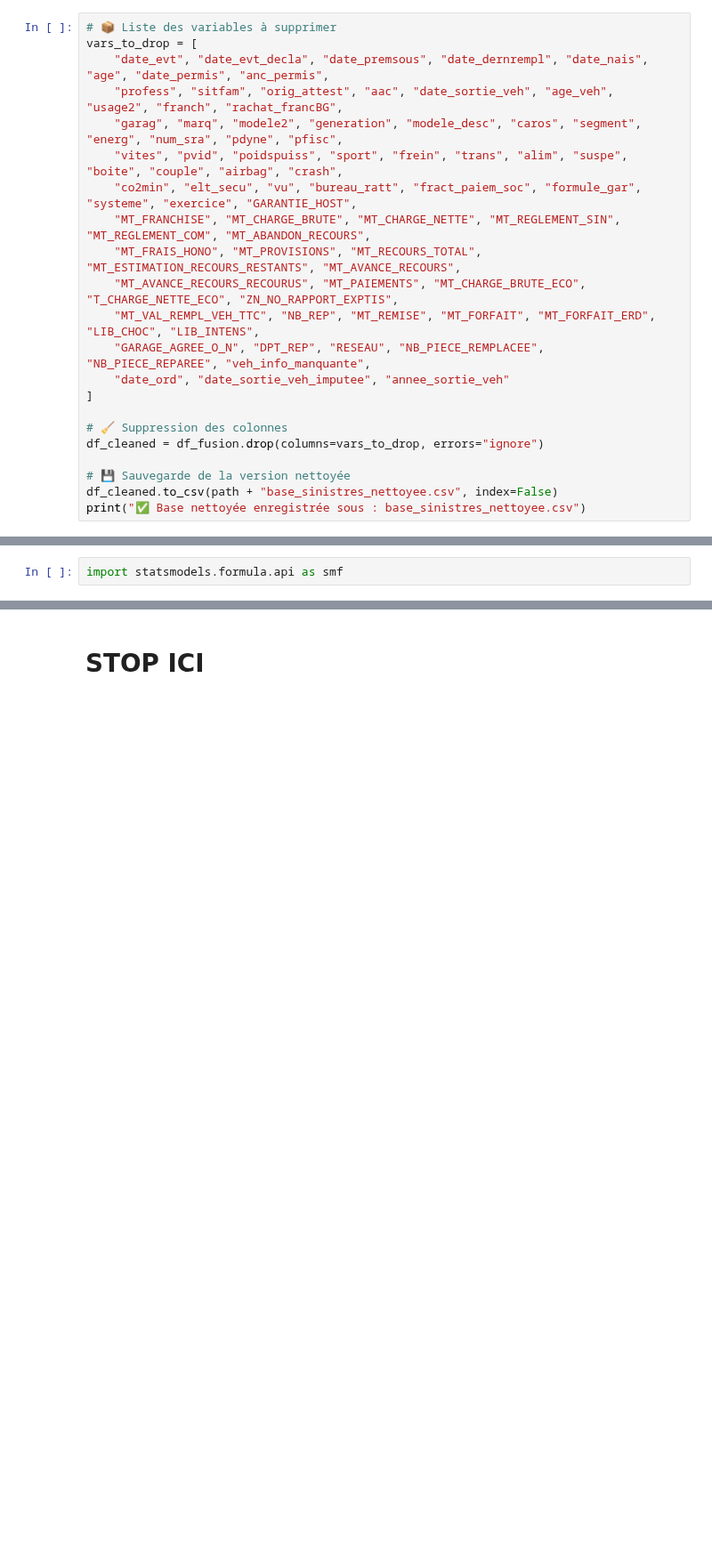
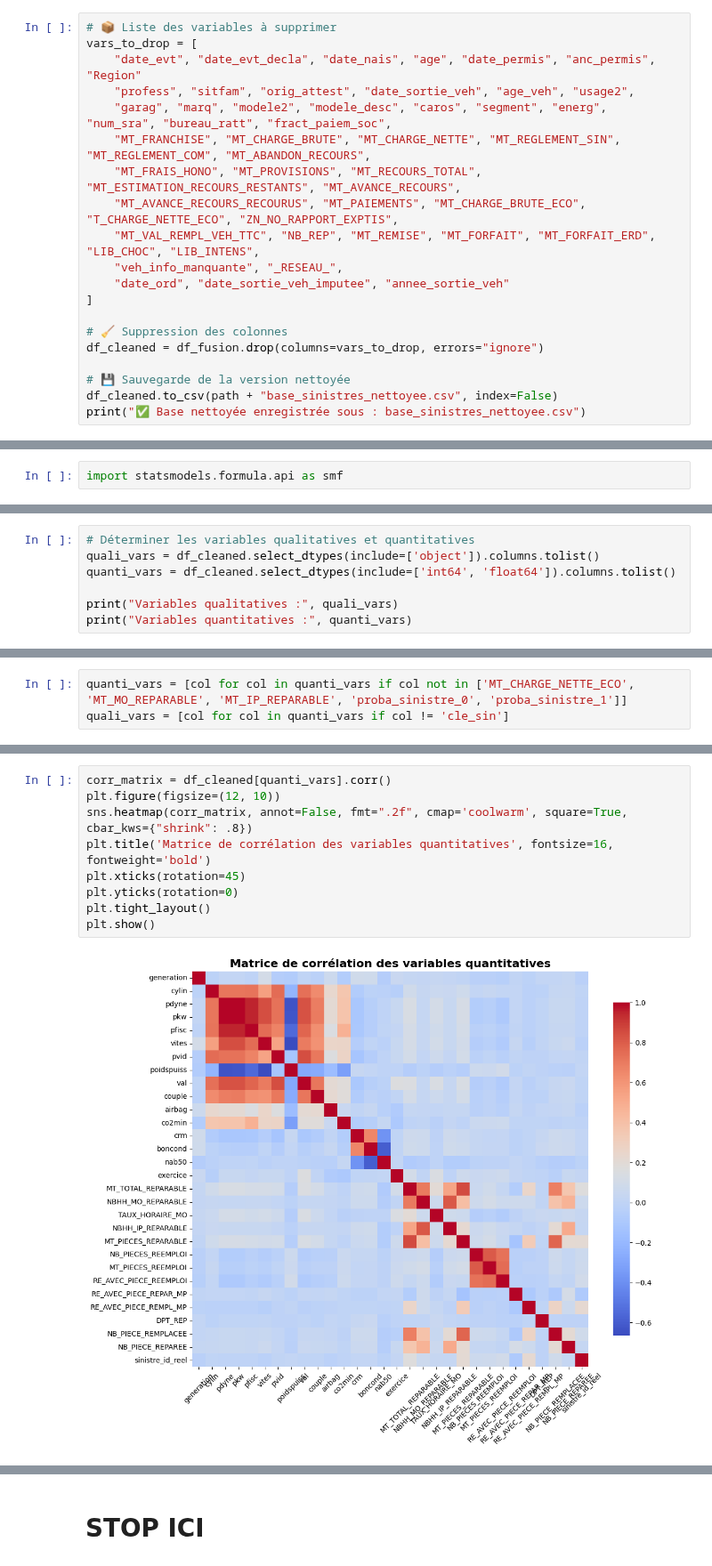
Before and after one commit to KUISSU/Exiom_Stage, a Jupyter notebook: Note_book/Modelisation.ipynb, the cells around one changed output, grey strips where cells are left out. Shown at 89% size. Saved outputs shown, nothing was run; the diff lists cells and outputs as text; blank space fills up the shorter version.

```diff
--- a/Note_book/Modelisation.ipynb
+++ b/Note_book/Modelisation.ipynb
@@ -40,16 +40,14 @@ print("✅ Base fusionnée enregistrée sous : base_sinistres_enrichie.csv")
 # %%
 # 📦 Liste des variables à supprimer
 vars_to_drop = [
-    "date_evt", "date_evt_decla", "date_premsous", "date_dernrempl", "date_nais", "age", "date_permis", "anc_permis",
-    "profess", "sitfam", "orig_attest", "aac", "date_sortie_veh", "age_veh", "usage2", "franch", "rachat_francBG",
-    "garag", "marq", "modele2", "generation", "modele_desc", "caros", "segment", "energ", "num_sra", "pdyne", "pfisc",
-    "vites", "pvid", "poidspuiss", "sport", "frein", "trans", "alim", "suspe", "boite", "couple", "airbag", "crash",
-    "co2min", "elt_secu", "vu", "bureau_ratt", "fract_paiem_soc", "formule_gar", "systeme", "exercice", "GARANTIE_HOST",
+    "date_evt", "date_evt_decla", "date_nais", "age", "date_permis", "anc_permis", "Region"
+    "profess", "sitfam", "orig_attest", "date_sortie_veh", "age_veh", "usage2",
+    "garag", "marq", "modele2", "modele_desc", "caros", "segment", "energ", "num_sra", "bureau_ratt", "fract_paiem_soc",
     "MT_FRANCHISE", "MT_CHARGE_BRUTE", "MT_CHARGE_NETTE", "MT_REGLEMENT_SIN", "MT_REGLEMENT_COM", "MT_ABANDON_RECOURS",
     "MT_FRAIS_HONO", "MT_PROVISIONS", "MT_RECOURS_TOTAL", "MT_ESTIMATION_RECOURS_RESTANTS", "MT_AVANCE_RECOURS",
     "MT_AVANCE_RECOURS_RECOURUS", "MT_PAIEMENTS", "MT_CHARGE_BRUTE_ECO", "T_CHARGE_NETTE_ECO", "ZN_NO_RAPPORT_EXPTIS",
     "MT_VAL_REMPL_VEH_TTC", "NB_REP", "MT_REMISE", "MT_FORFAIT", "MT_FORFAIT_ERD", "LIB_CHOC", "LIB_INTENS",
-    "GARAGE_AGREE_O_N", "DPT_REP", "RESEAU", "NB_PIECE_REMPLACEE", "NB_PIECE_REPAREE", "veh_info_manquante",
+    "veh_info_manquante", "_RESEAU_",
     "date_ord", "date_sortie_veh_imputee", "annee_sortie_veh"
 ]
 
@@ -99,0 +93,7 @@ import statsmodels.formula.api as smf
+# %%
+# Déterminer les variables qualitatives et quantitatives
+quali_vars = df_cleaned.select_dtypes(include=['object']).columns.tolist()
+quanti_vars = df_cleaned.select_dtypes(include=['int64', 'float64']).columns.tolist()
+
+print("Variables qualitatives :", quali_vars)
+print("Variables quantitatives :", quanti_vars)
@@ -99,0 +103,3 @@ import statsmodels.formula.api as smf
+# %%
+quanti_vars = [col for col in quanti_vars if col not in ['MT_CHARGE_NETTE_ECO', 'MT_MO_REPARABLE', 'MT_IP_REPARABLE', 'proba_sinistre_0', 'proba_sinistre_1']]
+quali_vars = [col for col in quanti_vars if col != 'cle_sin']
@@ -99,0 +223,11 @@ import statsmodels.formula.api as smf
+# %%
+corr_matrix = df_cleaned[quanti_vars].corr()
+plt.figure(figsize=(12, 10))
+sns.heatmap(corr_matrix, annot=False, fmt=".2f", cmap='coolwarm', square=True, cbar_kws={"shrink": .8})
+plt.title('Matrice de corrélation des variables quantitatives', fontsize=16, fontweight='bold')
+plt.xticks(rotation=45)
+plt.yticks(rotation=0)
+plt.tight_layout()
+plt.show()
+# %% [output]
+[figure, added]
```
Also changed, not shown: parts of 14 cells of this notebook.
